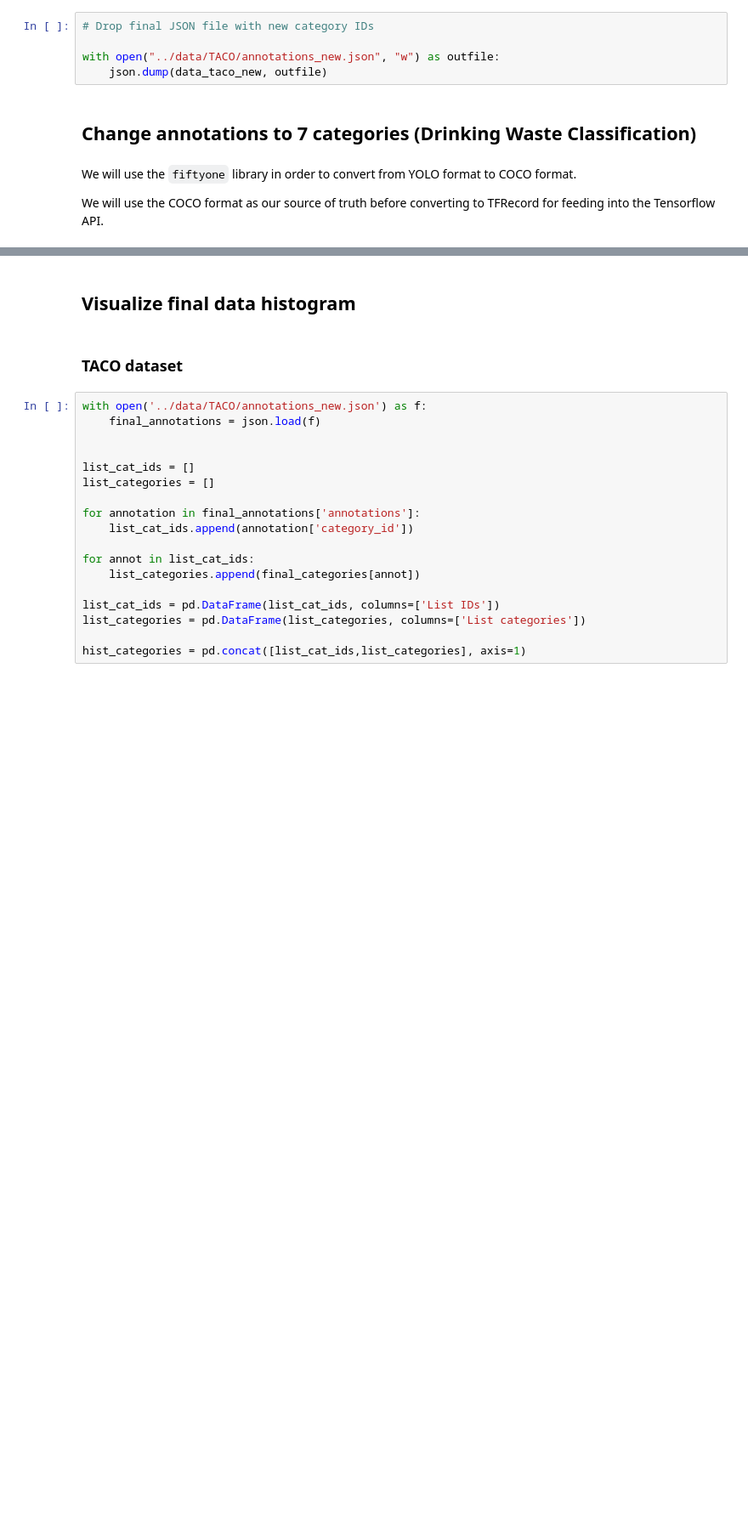
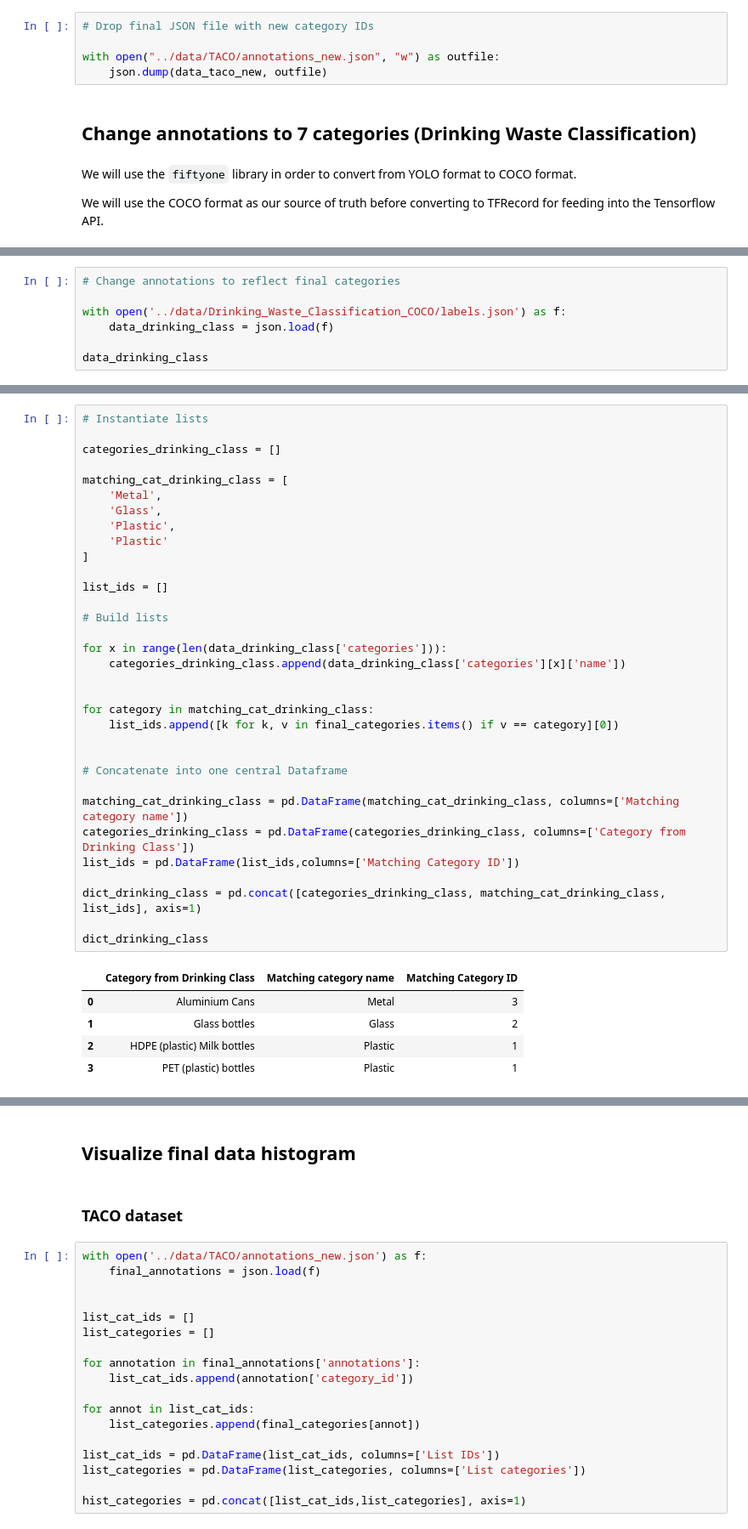
Before and after one commit to AmElmo/trash_detector-wall-e, a Jupyter notebook: notebooks/data_cleaning.ipynb, the cells around one changed output, grey strips where cells are left out. Shown at 85% size. Cells and saved outputs as stored; diff of their text form; blank space fills up the shorter version.

```diff
--- a/notebooks/data_cleaning.ipynb
+++ b/notebooks/data_cleaning.ipynb
@@ -245,0 +246,7 @@ SyntaxError: invalid syntax (2004752346.py, line 3)
+# %%
+# Change annotations to reflect final categories
+
+with open('../data/Drinking_Waste_Classification_COCO/labels.json') as f:
+    data_drinking_class = json.load(f)
+
+data_drinking_class
@@ -245,0 +271,39 @@ SyntaxError: invalid syntax (2004752346.py, line 3)
+# %%
+# Instantiate lists
+
+categories_drinking_class = []
+
+matching_cat_drinking_class = [
+    'Metal',
+    'Glass',
+    'Plastic',
+    'Plastic'
+]
+
+list_ids = []
+
+# Build lists
+
+for x in range(len(data_drinking_class['categories'])):
+    categories_drinking_class.append(data_drinking_class['categories'][x]['name'])
+
+
+for category in matching_cat_drinking_class:
+    list_ids.append([k for k, v in final_categories.items() if v == category][0])
+
+
+# Concatenate into one central Dataframe
+
+matching_cat_drinking_class = pd.DataFrame(matching_cat_drinking_class, columns=['Matching category name'])
+categories_drinking_class = pd.DataFrame(categories_drinking_class, columns=['Category from Drinking Class'])
+list_ids = pd.DataFrame(list_ids,columns=['Matching Category ID'])
+
+dict_drinking_class = pd.concat([categories_drinking_class, matching_cat_drinking_class, list_ids], axis=1)
+
+dict_drinking_class
+# %% [output]
+|  | Category from Drinking Class | Matching category name | Matching Category ID |
+| 0 | Aluminium Cans | Metal | 3 |
+| 1 | Glass bottles | Glass | 2 |
+| 2 | HDPE (plastic) Milk bottles | Plastic | 1 |
+| 3 | PET (plastic) bottles | Plastic | 1 |
```
Also changed, not shown: parts of 12 cells of this notebook, 1 other file.
